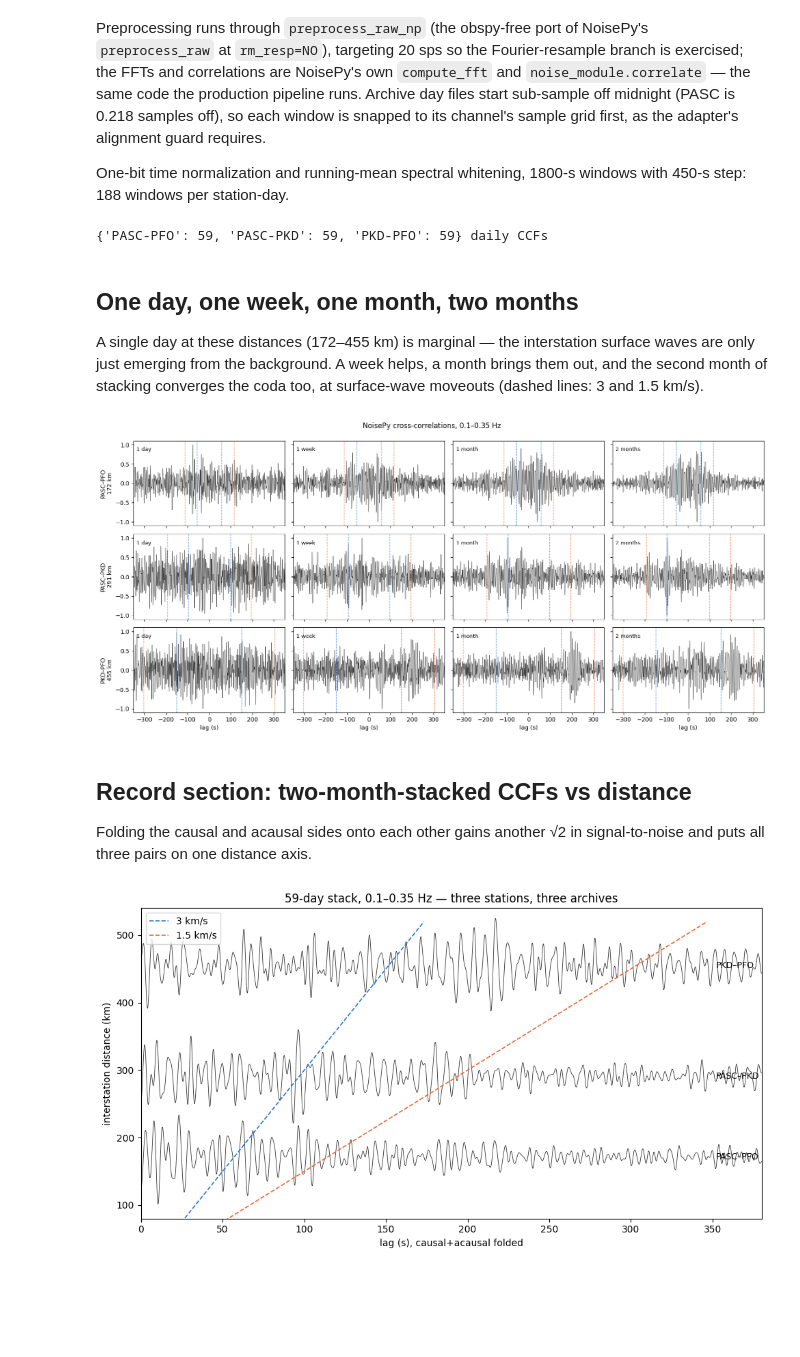
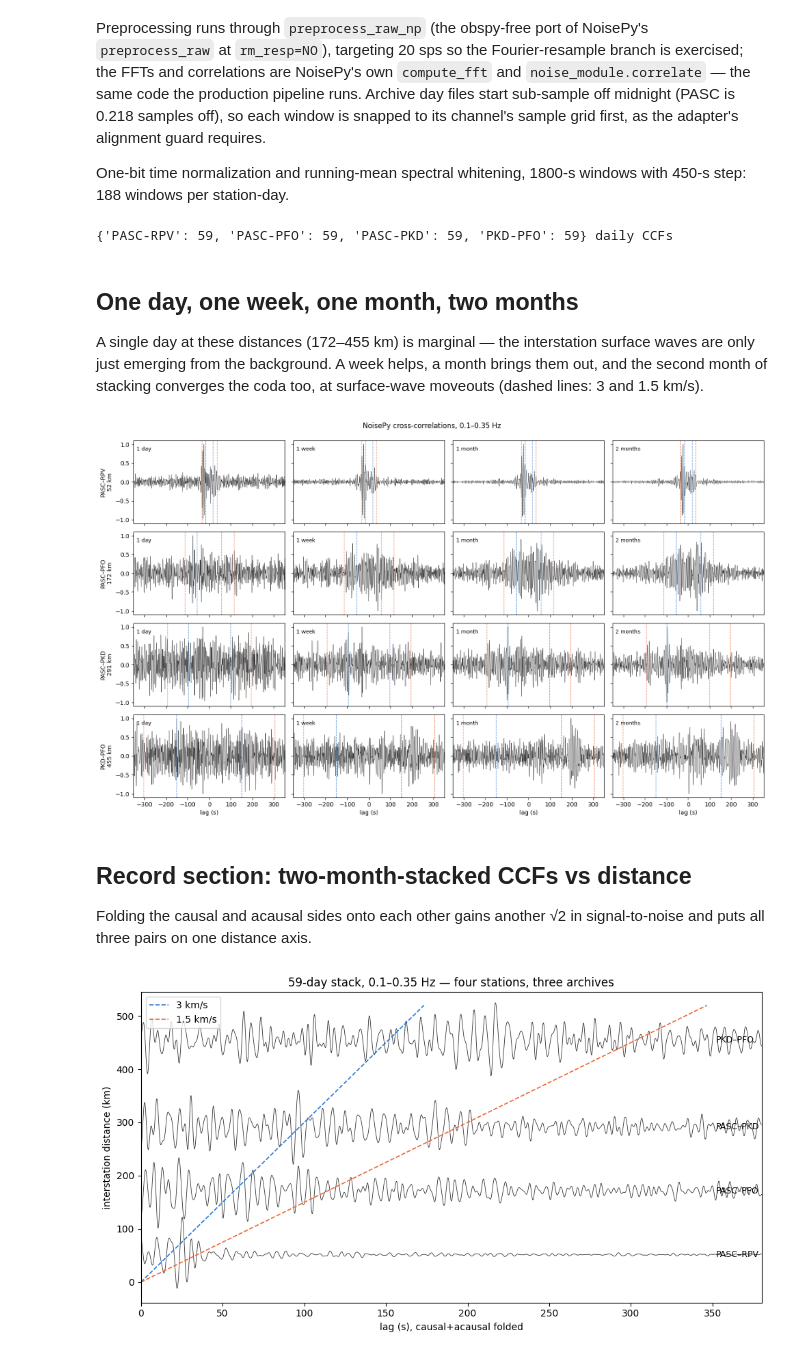
Before and after one commit to Denolle-Lab/seisfetch, a Jupyter notebook: notebooks/06_cross_correlation_three_archives.ipynb, the cells around one changed output. Drawn from its saved outputs; the diff is of its cells as text; code cells hidden in the pictures; blank space fills up the shorter version.

```diff
--- a/notebooks/06_cross_correlation_three_archives.ipynb
+++ b/notebooks/06_cross_correlation_three_archives.ipynb
@@ -41,6 +42,7 @@ CACHE = Path("..") / ".xcorr_eval_cache"  # day files cached on first run
 STATIONS = {
     # sta: (datacenter, net, loc, cha, lat, lon)
     "PASC": ("scedc", "CI", "00", "BHZ", 34.1714, -118.1865),
+    "RPV": ("scedc", "CI", "", "BHZ", 33.7438, -118.4043),
     "PKD": ("ncedc", "BK", "00", "BHZ", 35.9452, -120.5416),
     "PFO": ("earthscope", "II", "00", "BHZ", 33.6092, -116.4553),
 }
@@ -49,7 +51,7 @@ ARCHIVE_LABEL = {
     "ncedc": "NCEDC S3",
     "earthscope": "EarthScope S3",
 }
-COLORS = {"PASC": "#2a78d6", "PKD": "#eb6834", "PFO": "#1baf7a"}
+COLORS = {"PASC": "#2a78d6", "RPV": "#8a5cd6", "PKD": "#eb6834", "PFO": "#1baf7a"}
 
 CACHE.mkdir(exist_ok=True)
 clients = {dc: S3OpenClient(datacenter=dc) for dc in ARCHIVE_LABEL}
@@ -59,7 +61,7 @@ def fetch_day(sta, day):
     dc, net, loc, cha, *_ = STATIONS[sta]
     # cache key encodes the datacenter and channel selection so a rerun with
     # different parameters can never silently reuse the wrong bytes
-    sel = "all" if dc == "earthscope" else f"{loc}.{cha}"
+    sel = "all" if dc == "earthscope" else f"{loc or '--'}.{cha}"
     f = CACHE / f"{dc}.{net}.{sta}.{sel}.{day}.ms"
     if not f.exists():
         # EarthScope stores whole station-day objects; SCEDC/NCEDC per-channel
@@ -93,7 +96,7 @@ def haversine_km(lat1, lon1, lat2, lon2):
     return 2 * R * np.arcsin(np.sqrt(a))
 
 
-PAIRS = [("PASC", "PFO"), ("PASC", "PKD"), ("PKD", "PFO")]
+PAIRS = [("PASC", "RPV"), ("PASC", "PFO"), ("PASC", "PKD"), ("PKD", "PFO")]
 DIST = {(s, r): haversine_km(*STATIONS[s][4:6], *STATIONS[r][4:6]) for s, r in PAIRS}
 for (s, r), d in DIST.items():
     print(f"{s}-{r}: {d:6.1f} km")
@@ -113,7 +117,7 @@ from seisfetch.contrib.noisepy_adapter import bandpass_np
 show0 = datetime.fromisoformat(SHOW_DAY).replace(tzinfo=timezone.utc)
 HOUR = 6  # 06:00-07:00 UTC
 
-fig, axes = plt.subplots(3, 1, figsize=(10, 6), sharex=True)
+fig, axes = plt.subplots(len(STATIONS), 1, figsize=(10, 7.5), sharex=True)
 for ax, sta in zip(axes, STATIONS):
     dc, net, loc, cha, *_ = STATIONS[sta]
     nslc = f"{net}.{sta}.{loc}.{cha}"
@@ -223,7 +227,7 @@ BAND = (0.1, 0.35)
 def bp(c):
     return bandpass_np(c, *BAND, df=cfg.sampling_rate, corners=4, zerophase=True)
 # %% [output]
-{'PASC-PFO': 59, 'PASC-PKD': 59, 'PKD-PFO': 59} daily CCFs
+{'PASC-RPV': 59, 'PASC-PFO': 59, 'PASC-PKD': 59, 'PKD-PFO': 59} daily CCFs
 # %% [markdown]
 ## One day, one week, one month, two months
 
@@ -232,7 +236,7 @@ surface waves are only just emerging from the background. A week helps, a
 month brings them out, and the second month of stacking converges the coda
 too, at surface-wave moveouts (dashed lines: 3 and 1.5 km/s).
 # %%
-fig, axes = plt.subplots(3, 4, figsize=(16, 7.5), sharex=True, sharey=True)
+fig, axes = plt.subplots(len(PAIRS), 4, figsize=(16, 9.5), sharex=True, sharey=True)
 order = sorted(PAIRS, key=lambda p: DIST[p])
 for row, (s, r) in zip(axes, order):
     d = DIST[(s, r)]
@@ -251,7 +255,7 @@ axes[0, 0].set_ylim(-1.1, 1.1)
 fig.suptitle(f"NoisePy cross-correlations, {BAND[0]}–{BAND[1]} Hz", y=0.995)
 fig.tight_layout()
 # %% [output]
-[figure, old version]
+[figure, new version]
 # %% [markdown]
 ## Record section: two-month-stacked CCFs vs distance
 
@@ -260,26 +264,26 @@ signal-to-noise and puts all three pairs on one distance axis.
 # %%
 fig, ax = plt.subplots(figsize=(10, 5.5))
 for s, r in order:
     d = DIST[(s, r)]
     c = bp(stack_over((s, r), DAYS))
     n2 = c.size // 2
     fold = 0.5 * (c[n2:] + c[n2::-1][: c[n2:].size])
     tl = np.arange(fold.size) / cfg.sampling_rate
     ax.plot(tl, d + 70 * fold / np.abs(fold).max(), lw=0.6, color="#333")
     ax.text(352, d, f"{s}–{r}", va="center", fontsize=9)
 dd = np.linspace(0, 520, 10)
 for v, col, lbl in ((3.0, "#2a78d6", "3 km/s"), (1.5, "#eb6834", "1.5 km/s")):
     ax.plot(dd / v, dd, col, lw=1.2, ls="--", label=lbl)
 ax.set_xlim(0, 380)
-ax.set_ylim(80, 540)
+ax.set_ylim(min(DIST.values()) - 90, max(DIST.values()) + 90)
 ax.set_xlabel("lag (s), causal+acausal folded")
 ax.set_ylabel("interstation distance (km)")
 ax.set_title(
-    f"{len(DAYS)}-day stack, {BAND[0]}–{BAND[1]} Hz — three stations, three archives"
+    f"{len(DAYS)}-day stack, {BAND[0]}–{BAND[1]} Hz — four stations, three archives"
 )
 ax.legend(loc="upper left")
 fig.tight_layout()
 # %% [output]
-[figure, old version]
+[figure, new version]
 # %% [markdown]
 Energy concentrates between the 3 km/s and 1.5 km/s moveouts on all three
```
Also changed, not shown: parts of 5 cells of this notebook, 1 other file.
